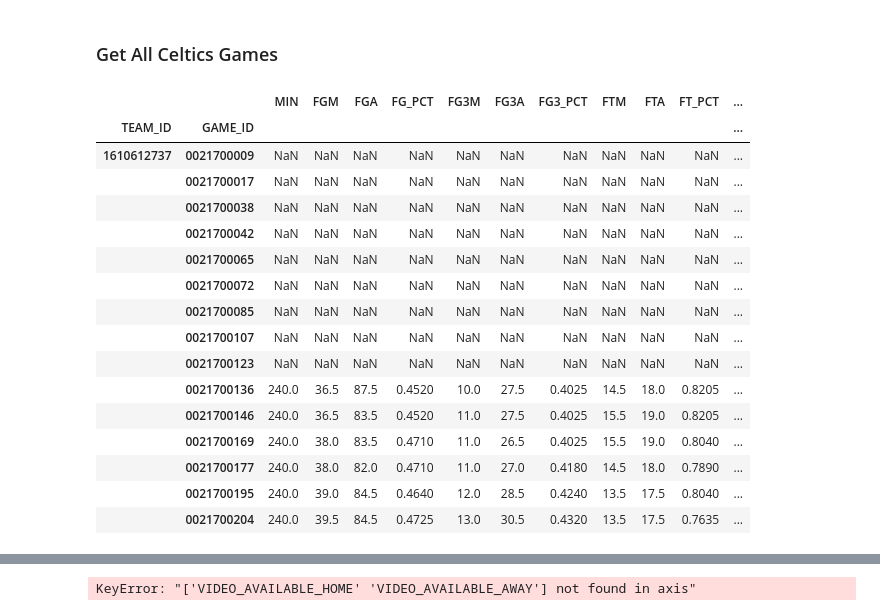
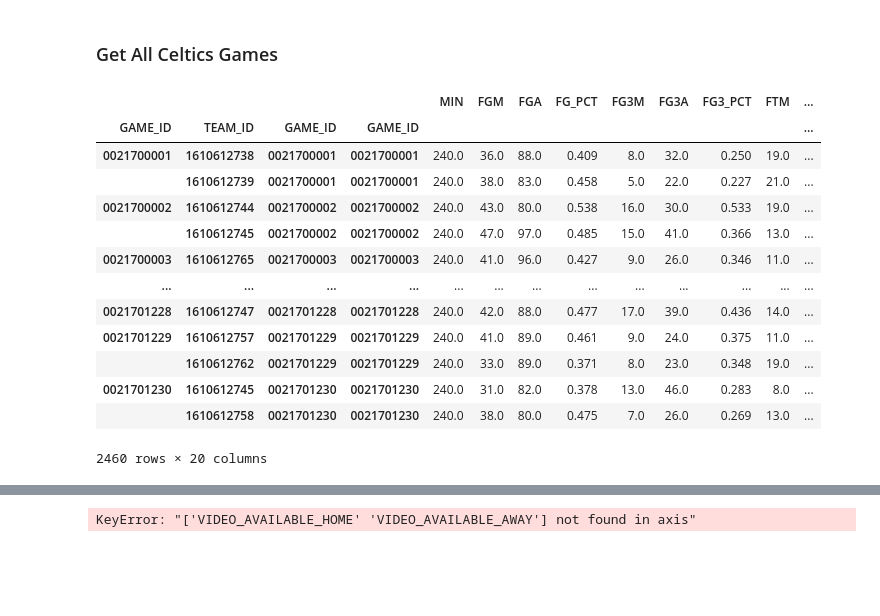
Before and after one commit to ncalderon/nba-predictor, a Jupyter notebook: Finding Games.ipynb, the cells around one changed output, grey strips where cells are left out. Cells and saved outputs as stored; diff of their text form; code cells hidden in the pictures; blank space fills up the shorter version.

```diff
--- a/Finding Games.ipynb
+++ b/Finding Games.ipynb
@@ -19,44 +55,49 @@ And last, we'll also get the play-by-play data from that game.
 # %%
 import numpy as np
 next_season = leaguegamelog.LeagueGameLog(season_type_all_star="Regular Season"
                                        , season="2017-18").get_data_frames()[0].set_index('GAME_ID').sort_values(by=['GAME_DATE'])
+next_season.dropna(inplace=True)
+next_season["W_L"] = np.where(next_season['WL'] == 'W', 1, -1)
 
+season_games_10lm = next_season.groupby(by=["GAME_ID", "TEAM_ID", "GAME_ID"])[['MIN', 'FGM', 'FGA', 'FG_PCT', 'FG3M', 'FG3A', 'FG3_PCT', 'FTM', 'FTA', 'FT_PCT', 'OREB', 'DREB', 'REB', 'AST', 'STL', 'BLK', 'TOV', 'PF', 'PTS', 'PLUS_MINUS']]\
+#.reset_index(level=0)
 
-next_season.groupby(by=["TEAM_ID"])[['MIN', 'FGM', 'FGA', 'FG_PCT', 'FG3M', 'FG3A', 'FG3_PCT', 'FTM', 'FTA', 'FT_PCT', 'OREB', 'DREB', 'REB', 'AST', 'STL', 'BLK', 'TOV', 'PF', 'PTS', 'PLUS_MINUS']]\
-.rolling(window=10).median().head(15)
+#print(next_season[(next_season.index == '0021700017') & (next_season.TEAM_ID == 1610612737)].iloc[0])
+season_games_10lm
+
+#.reset_index(level=0)
+#.agg({'A' : ['sum', 'min'], 'B' : ['min', 'max']})
+#next_season
 # result
 # compare_df = pd.DataFrame()
 # print(result["TEAM_ID"].shape)
 # print(next_season["TEAM_ID"].shape)
 # compare_df['team_id'] = next_season["TEAM_ID"]
 # compare_df['result_team_id'] = result["TEAM_ID"]
 
 # comparison = result["TEAM_ID"].values == next_season["TEAM_ID"].values
 # equal_arrays = comparison.all()
 
 # np.setdiff1d(result["TEAM_ID"].values, next_season["TEAM_ID"].values)
 # diff = result["TEAM_ID"].values - next_season["TEAM_ID"].values
 # diff
 # #compare_df['different'] = np.where( == , True, False)
 # #compare_df
 # %% [output]
-|  |  | MIN | FGM | FGA | FG_PCT | FG3M | FG3A | FG3_PCT | FTM | FTA | FT_PCT | ... |
-| TEAM_ID | GAME_ID |  |  |  |  |  |  |  |  |  |  | ... |
-| 1610612737 | 0021700009 | NaN | NaN | NaN | NaN | NaN | NaN | NaN | NaN | NaN | NaN | ... |
-|  | 0021700017 | NaN | NaN | NaN | NaN | NaN | NaN | NaN | NaN | NaN | NaN | ... |
-|  | 0021700038 | NaN | NaN | NaN | NaN | NaN | NaN | NaN | NaN | NaN | NaN | ... |
-|  | 0021700042 | NaN | NaN | NaN | NaN | NaN | NaN | NaN | NaN | NaN | NaN | ... |
-|  | 0021700065 | NaN | NaN | NaN | NaN | NaN | NaN | NaN | NaN | NaN | NaN | ... |
-|  | 0021700072 | NaN | NaN | NaN | NaN | NaN | NaN | NaN | NaN | NaN | NaN | ... |
-|  | 0021700085 | NaN | NaN | NaN | NaN | NaN | NaN | NaN | NaN | NaN | NaN | ... |
-|  | 0021700107 | NaN | NaN | NaN | NaN | NaN | NaN | NaN | NaN | NaN | NaN | ... |
-|  | 0021700123 | NaN | NaN | NaN | NaN | NaN | NaN | NaN | NaN | NaN | NaN | ... |
-|  | 0021700136 | 240.0 | 36.5 | 87.5 | 0.4520 | 10.0 | 27.5 | 0.4025 | 14.5 | 18.0 | 0.8205 | ... |
-|  | 0021700146 | 240.0 | 36.5 | 83.5 | 0.4520 | 11.0 | 27.5 | 0.4025 | 15.5 | 19.0 | 0.8205 | ... |
-|  | 0021700169 | 240.0 | 38.0 | 83.5 | 0.4710 | 11.0 | 26.5 | 0.4025 | 15.5 | 19.0 | 0.8040 | ... |
-|  | 0021700177 | 240.0 | 38.0 | 82.0 | 0.4710 | 11.0 | 27.0 | 0.4180 | 14.5 | 18.0 | 0.7890 | ... |
-|  | 0021700195 | 240.0 | 39.0 | 84.5 | 0.4640 | 12.0 | 28.5 | 0.4240 | 13.5 | 17.5 | 0.8040 | ... |
-|  | 0021700204 | 240.0 | 39.5 | 84.5 | 0.4725 | 13.0 | 30.5 | 0.4320 | 13.5 | 17.5 | 0.7635 | ... |
+|  |  |  |  | MIN | FGM | FGA | FG_PCT | FG3M | FG3A | FG3_PCT | FTM | ... |
+| GAME_ID | TEAM_ID | GAME_ID | GAME_ID |  |  |  |  |  |  |  |  | ... |
+| 0021700001 | 1610612738 | 0021700001 | 0021700001 | 240.0 | 36.0 | 88.0 | 0.409 | 8.0 | 32.0 | 0.250 | 19.0 | ... |
+|  | 1610612739 | 0021700001 | 0021700001 | 240.0 | 38.0 | 83.0 | 0.458 | 5.0 | 22.0 | 0.227 | 21.0 | ... |
+| 0021700002 | 1610612744 | 0021700002 | 0021700002 | 240.0 | 43.0 | 80.0 | 0.538 | 16.0 | 30.0 | 0.533 | 19.0 | ... |
+|  | 1610612745 | 0021700002 | 0021700002 | 240.0 | 47.0 | 97.0 | 0.485 | 15.0 | 41.0 | 0.366 | 13.0 | ... |
+| 0021700003 | 1610612765 | 0021700003 | 0021700003 | 240.0 | 41.0 | 96.0 | 0.427 | 9.0 | 26.0 | 0.346 | 11.0 | ... |
+| ... | ... | ... | ... | ... | ... | ... | ... | ... | ... | ... | ... | ... |
+| 0021701228 | 1610612747 | 0021701228 | 0021701228 | 240.0 | 42.0 | 88.0 | 0.477 | 17.0 | 39.0 | 0.436 | 14.0 | ... |
+| 0021701229 | 1610612757 | 0021701229 | 0021701229 | 240.0 | 41.0 | 89.0 | 0.461 | 9.0 | 24.0 | 0.375 | 11.0 | ... |
+|  | 1610612762 | 0021701229 | 0021701229 | 240.0 | 33.0 | 89.0 | 0.371 | 8.0 | 23.0 | 0.348 | 19.0 | ... |
+| 0021701230 | 1610612745 | 0021701230 | 0021701230 | 240.0 | 31.0 | 82.0 | 0.378 | 13.0 | 46.0 | 0.283 | 8.0 | ... |
+|  | 1610612758 | 0021701230 | 0021701230 | 240.0 | 38.0 | 80.0 | 0.475 | 7.0 | 26.0 | 0.269 | 13.0 | ... |
+2460 rows × 20 columns
 # %%
 from nba_api.stats.endpoints import leaguegamefinder
 from nba_api.stats.endpoints import leaguegamelog
```
Also changed, not shown: parts of 8 cells of this notebook, 3 other files.
